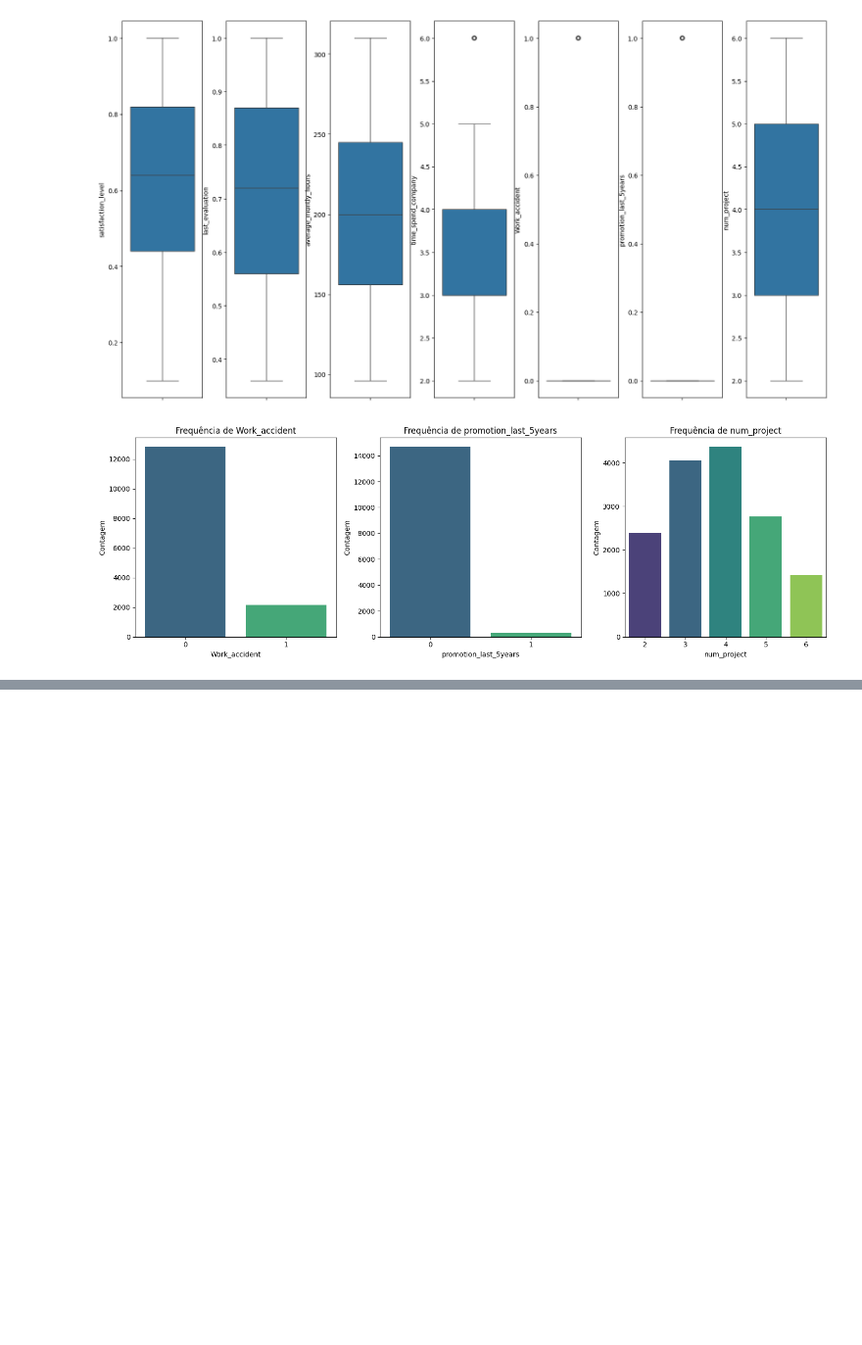
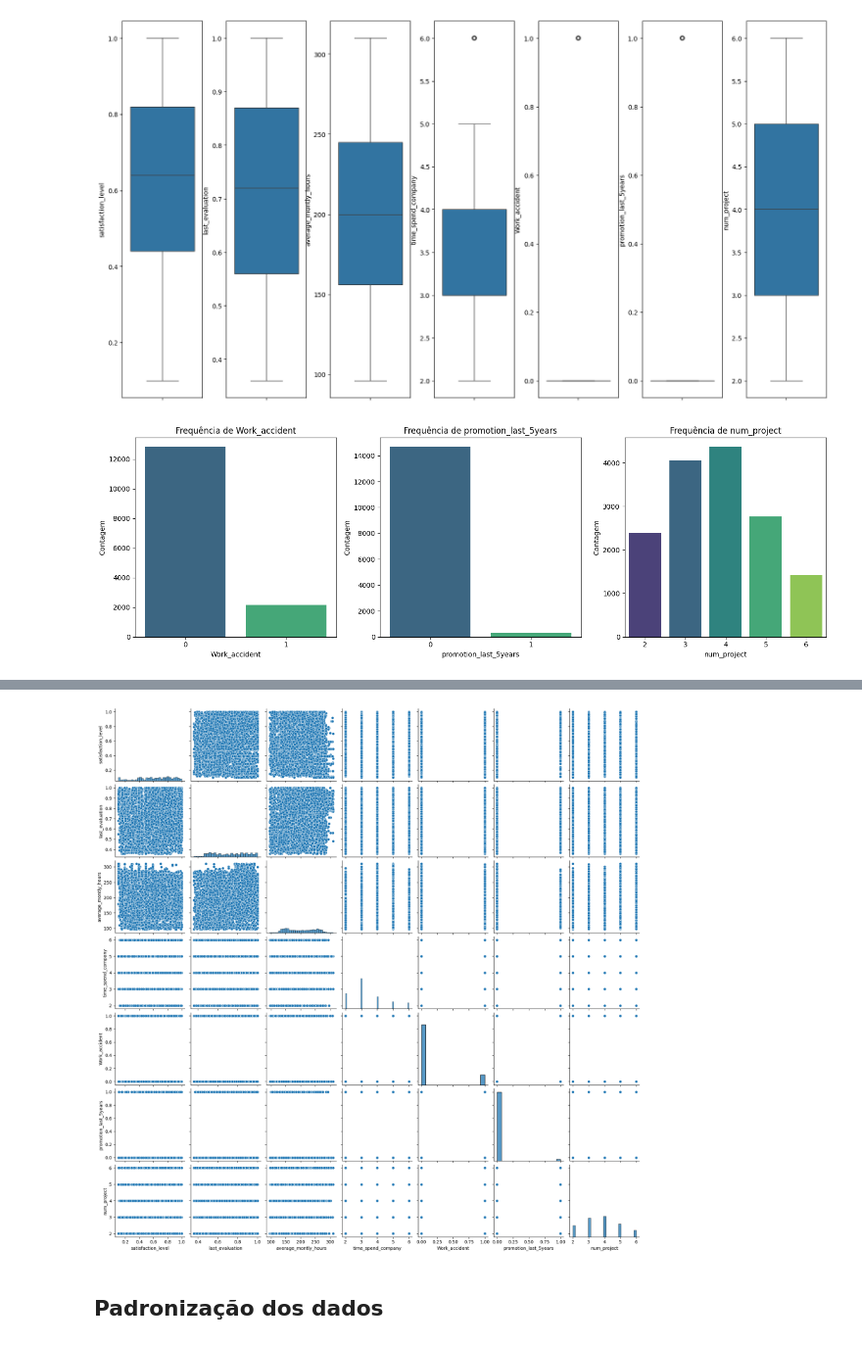
Before and after one commit to Uill-Iam/Estudo, a Jupyter notebook: Python/ML/ACEM/ACEM.ipynb, the cells around one changed output, grey strips where cells are left out. Shown at 98% size. Saved outputs shown, nothing was run; the diff lists cells and outputs as text; code cells hidden in the pictures; blank space fills up the shorter version.

```diff
--- a/Python/ML/ACEM/ACEM.ipynb
+++ b/Python/ML/ACEM/ACEM.ipynb
@@ -898,0 +946,6 @@ plt.show()
+# %%
+sb.pairplot(df);
+# %% [output]
+[figure, added]
+# %% [markdown]
+## Padronização dos dados
```
Also changed, not shown: parts of 40 cells of this notebook.
